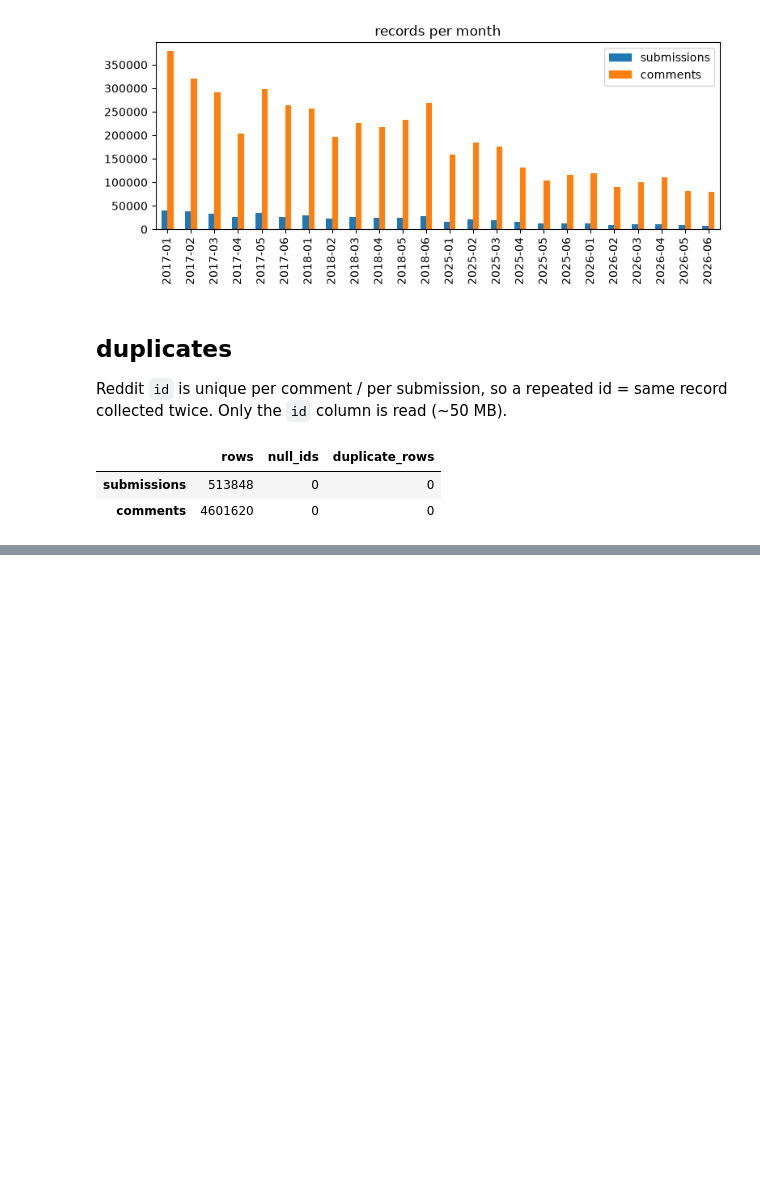
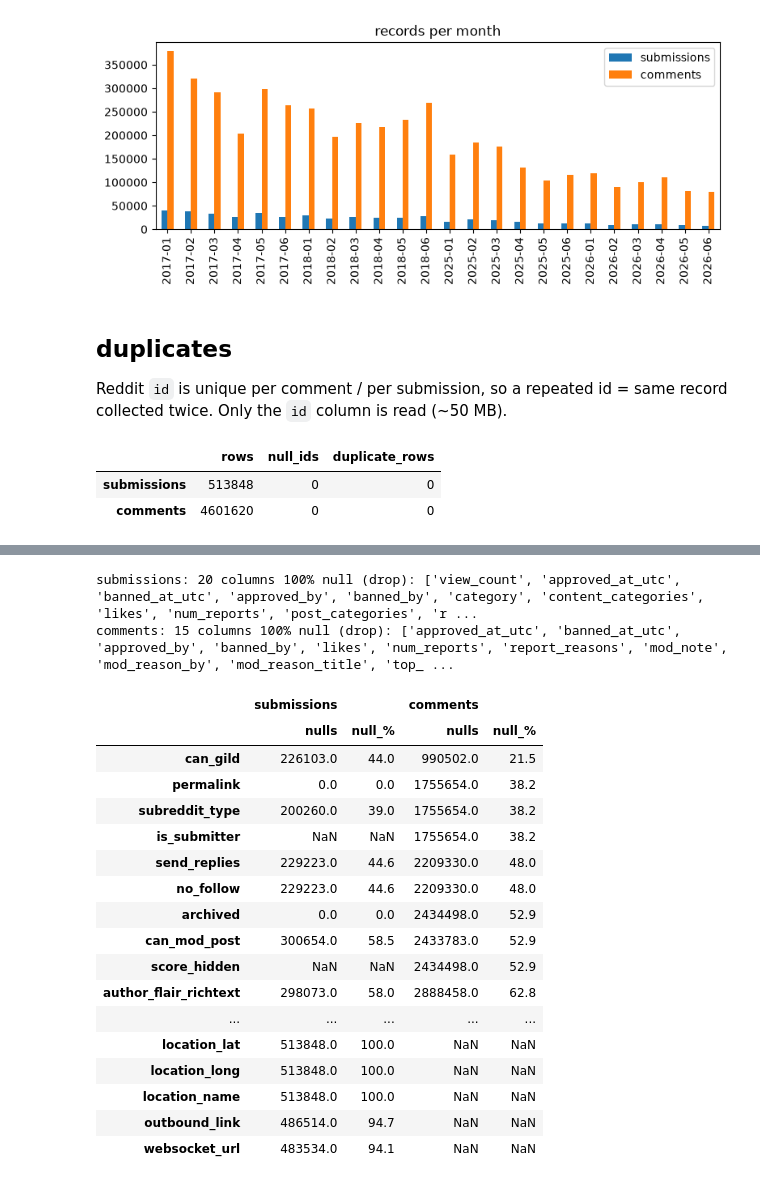
Before and after one commit to khorunzhaviktoriia/reddit_analysis_project, a Jupyter notebook: notebooks/basic_metrics.ipynb, the cells around one changed output, grey strips where cells are left out. Cells and saved outputs as stored; diff of their text form; code cells hidden in the pictures; blank space fills up the shorter version.

```diff
--- a/notebooks/basic_metrics.ipynb
+++ b/notebooks/basic_metrics.ipynb
@@ -126,0 +179,43 @@ pd.DataFrame({k: dup_check(k) for k in files}).T
+# %%
+def null_counts(name):
+    f = files[name]
+    md = f.metadata
+    out = {}
+    for j in range(md.num_columns):
+        stats = [md.row_group(i).column(j).statistics for i in range(md.num_row_groups)]
+        c = md.schema.column(j).name
+        if all(s is not None and s.has_null_count for s in stats):
+            out[c] = sum(s.null_count for s in stats)
+        else:  # no footer stats (all-null columns) -> read it, cheap
+            out[c] = f.read(columns=[c])[c].null_count
+    s = pd.Series(out)
+    return pd.DataFrame({"nulls": s, "null_%": (100 * s / md.num_rows).round(1)})
+
+
+nulls = pd.concat({k: null_counts(k) for k in files}, axis=1)
+all_null = {k: nulls.index[nulls[(k, "nulls")] == files[k].metadata.num_rows].tolist() for k in files}
+for k, cols in all_null.items():
+    print(f"{k}: {len(cols)} columns 100% null (drop):", cols)
+with pd.option_context("display.max_rows", None):
+    display(nulls[(nulls.xs("null_%", axis=1, level=1) > 0).any(axis=1)].sort_values(("comments", "null_%")))
+# %% [output]
+submissions: 20 columns 100% null (drop): ['view_count', 'approved_at_utc', 'banned_at_utc', 'approved_by', 'banned_by', 'category', 'content_categories', 'likes', 'num_reports', 'post_categories', 'r ...
+comments: 15 columns 100% null (drop): ['approved_at_utc', 'banned_at_utc', 'approved_by', 'banned_by', 'likes', 'num_reports', 'report_reasons', 'mod_note', 'mod_reason_by', 'mod_reason_title', 'top_ ...
+|  | submissions |  | comments |  |
+|  | nulls | null_% | nulls | null_% |
+| can_gild | 226103.0 | 44.0 | 990502.0 | 21.5 |
+| permalink | 0.0 | 0.0 | 1755654.0 | 38.2 |
+| subreddit_type | 200260.0 | 39.0 | 1755654.0 | 38.2 |
+| is_submitter | NaN | NaN | 1755654.0 | 38.2 |
+| send_replies | 229223.0 | 44.6 | 2209330.0 | 48.0 |
+| no_follow | 229223.0 | 44.6 | 2209330.0 | 48.0 |
+| archived | 0.0 | 0.0 | 2434498.0 | 52.9 |
+| can_mod_post | 300654.0 | 58.5 | 2433783.0 | 52.9 |
+| score_hidden | NaN | NaN | 2434498.0 | 52.9 |
+| author_flair_richtext | 298073.0 | 58.0 | 2888458.0 | 62.8 |
+| ... | ... | ... | ... | ... |
+| location_lat | 513848.0 | 100.0 | NaN | NaN |
+| location_long | 513848.0 | 100.0 | NaN | NaN |
+| location_name | 513848.0 | 100.0 | NaN | NaN |
+| outbound_link | 486514.0 | 94.7 | NaN | NaN |
+| websocket_url | 483534.0 | 94.1 | NaN | NaN |
```
Also changed, not shown: parts of 11 cells of this notebook, 1 other file.
